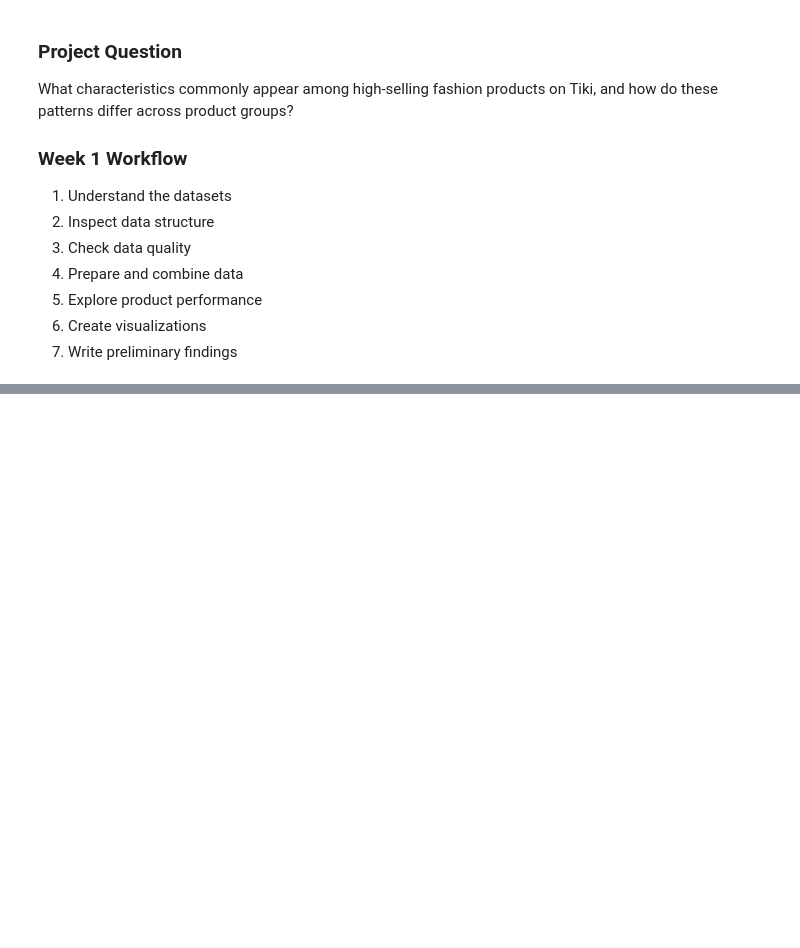
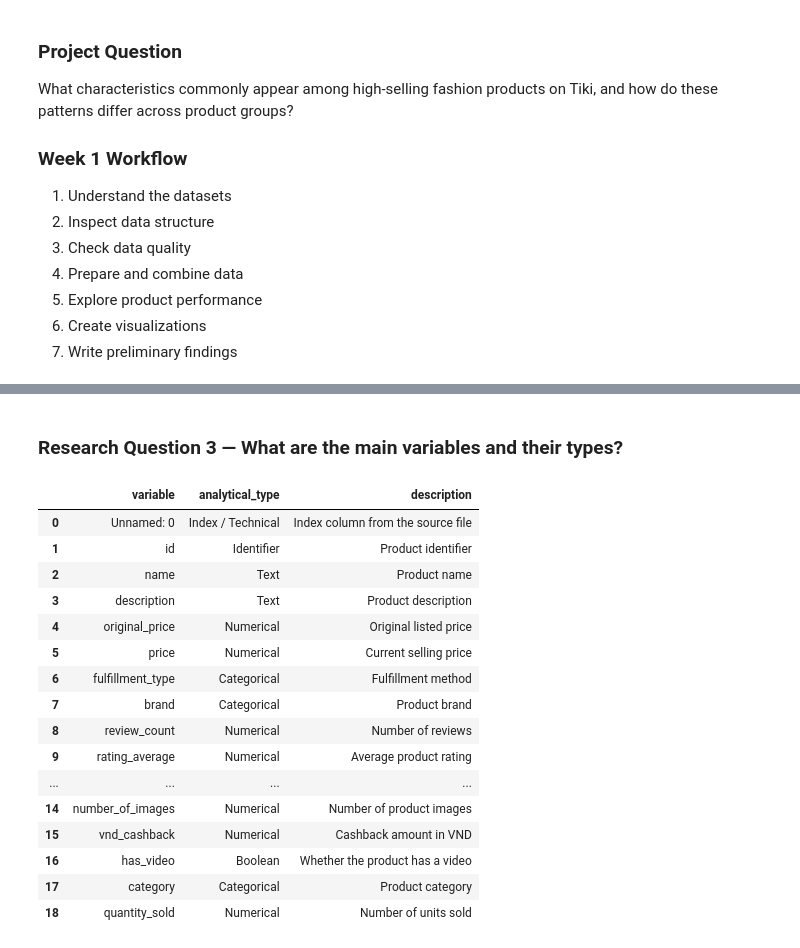
Before and after one commit to thuhien26/Tiki-ecommerce-analysis, a Jupyter notebook: notebooks/week01_eda.ipynb, the cells around one changed output, grey strips where cells are left out. Saved outputs shown, nothing was run; the diff lists cells and outputs as text; code cells hidden in the pictures; blank space fills up the shorter version.

```diff
--- a/notebooks/week01_eda.ipynb
+++ b/notebooks/week01_eda.ipynb
@@ -124,0 +296,44 @@ memory usage: 722.6 KB
+# %% [markdown]
+### Research Question 3 — What are the main variables and their types?
+# %%
+data_dictionary = pd.DataFrame([
+    ["Unnamed: 0", "Index / Technical", "Index column from the source file"],
+    ["id", "Identifier", "Product identifier"],
+    ["name", "Text", "Product name"],
+    ["description", "Text", "Product description"],
+    ["original_price", "Numerical", "Original listed price"],
+    ["price", "Numerical", "Current selling price"],
+    ["fulfillment_type", "Categorical", "Fulfillment method"],
+    ["brand", "Categorical", "Product brand"],
+    ["review_count", "Numerical", "Number of reviews"],
+    ["rating_average", "Numerical", "Average product rating"],
+    ["favourite_count", "Numerical", "Number of favourites"],
+    ["pay_later", "Boolean", "Whether pay-later is available"],
+    ["current_seller", "Categorical", "Current seller"],
+    ["date_created", "Date / Time", "Product creation date information"],
+    ["number_of_images", "Numerical", "Number of product images"],
+    ["vnd_cashback", "Numerical", "Cashback amount in VND"],
+    ["has_video", "Boolean", "Whether the product has a video"],
+    ["category", "Categorical", "Product category"],
+    ["quantity_sold", "Numerical", "Number of units sold"]
+], columns=["variable", "analytical_type", "description"])
+
+data_dictionary
+# %% [output]
+|  | variable | analytical_type | description |
+| 0 | Unnamed: 0 | Index / Technical | Index column from the source file |
+| 1 | id | Identifier | Product identifier |
+| 2 | name | Text | Product name |
+| 3 | description | Text | Product description |
+| 4 | original_price | Numerical | Original listed price |
+| 5 | price | Numerical | Current selling price |
+| 6 | fulfillment_type | Categorical | Fulfillment method |
+| 7 | brand | Categorical | Product brand |
+| 8 | review_count | Numerical | Number of reviews |
+| 9 | rating_average | Numerical | Average product rating |
+| ... | ... | ... | ... |
+| 14 | number_of_images | Numerical | Number of product images |
+| 15 | vnd_cashback | Numerical | Cashback amount in VND |
+| 16 | has_video | Boolean | Whether the product has a video |
+| 17 | category | Categorical | Product category |
+| 18 | quantity_sold | Numerical | Number of units sold |
```
Also changed, not shown: parts of 27 cells of this notebook.
